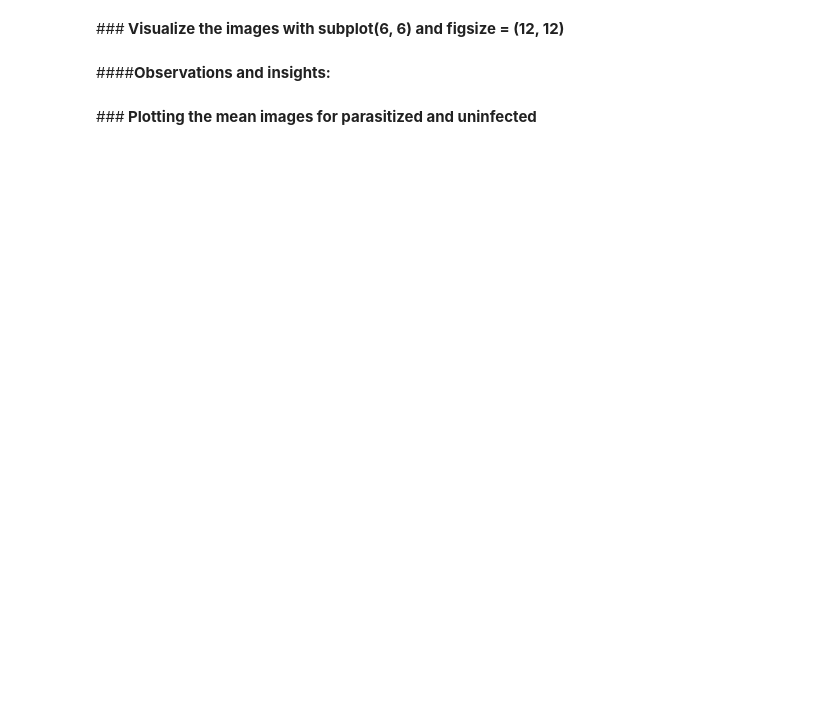
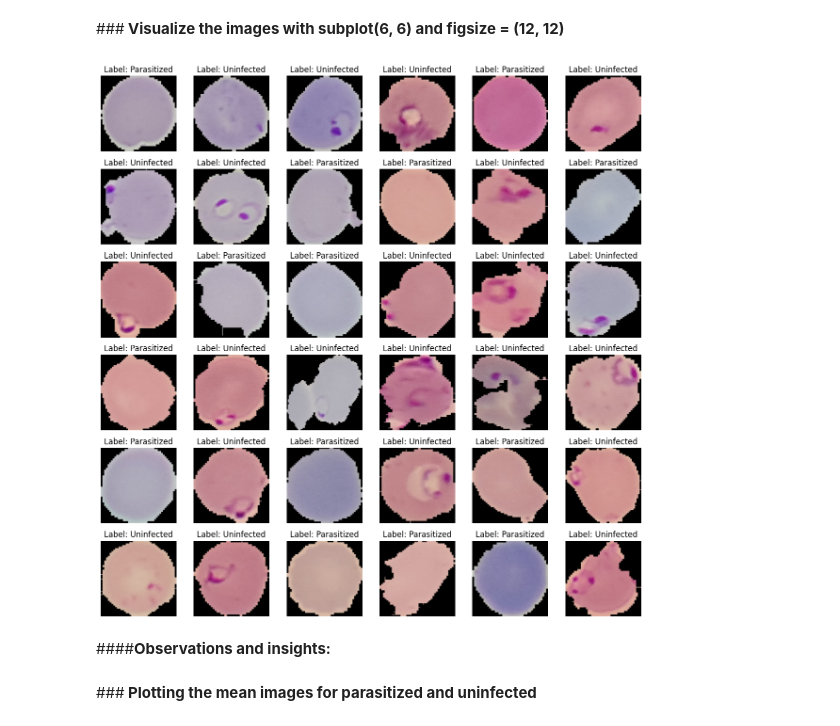
Before and after one commit to rowan-dauria/MIT-ADSP-Capstone-Project, a Jupyter notebook: Reference_Notebook_Malaria_Detection_Full_Code.ipynb, the cells around one changed output. Saved outputs shown, nothing was run; the diff lists cells and outputs as text; code cells hidden in the pictures; blank space fills up the shorter version.

```diff
--- a/Reference_Notebook_Malaria_Detection_Full_Code.ipynb
+++ b/Reference_Notebook_Malaria_Detection_Full_Code.ipynb
@@ -57,5 +270,17 @@ Let's visualize the images from the train data
 # %% [markdown]
 ###<b> Visualize the images with subplot(6, 6) and figsize = (12, 12)
+# %%
+# Visualize 36 images from the training dataset in a grid
+plt.figure(figsize=(12, 12))
+for i, (image, label) in enumerate(train_dataset_norm.take(36)):
+    plt.subplot(6, 6, i + 1)
+    plt.imshow(image.numpy())
+    plt.title(f"Label: {'Parasitized' if label.numpy()[0] == 1.0 else 'Uninfected'}")
+    plt.axis('off')
+plt.tight_layout()
+plt.show()
+# %% [output]
+[figure, added]
 # %% [markdown]
 ####<b>Observations and insights:
 # %% [markdown]
```
Also changed, not shown: parts of 34 cells of this notebook, 2 other files.
